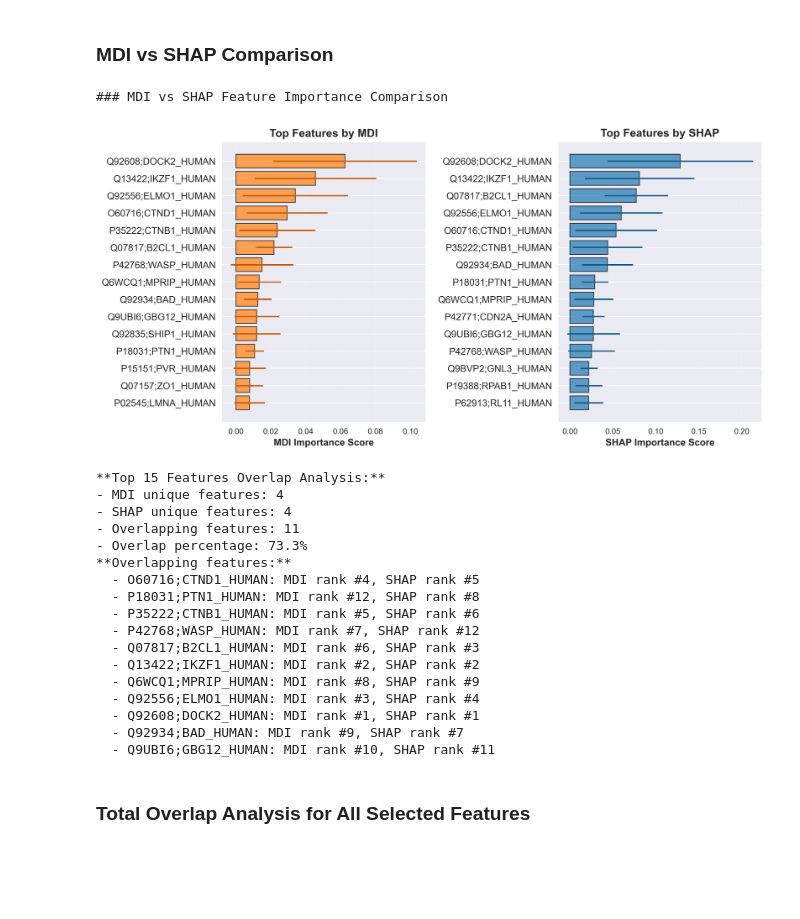
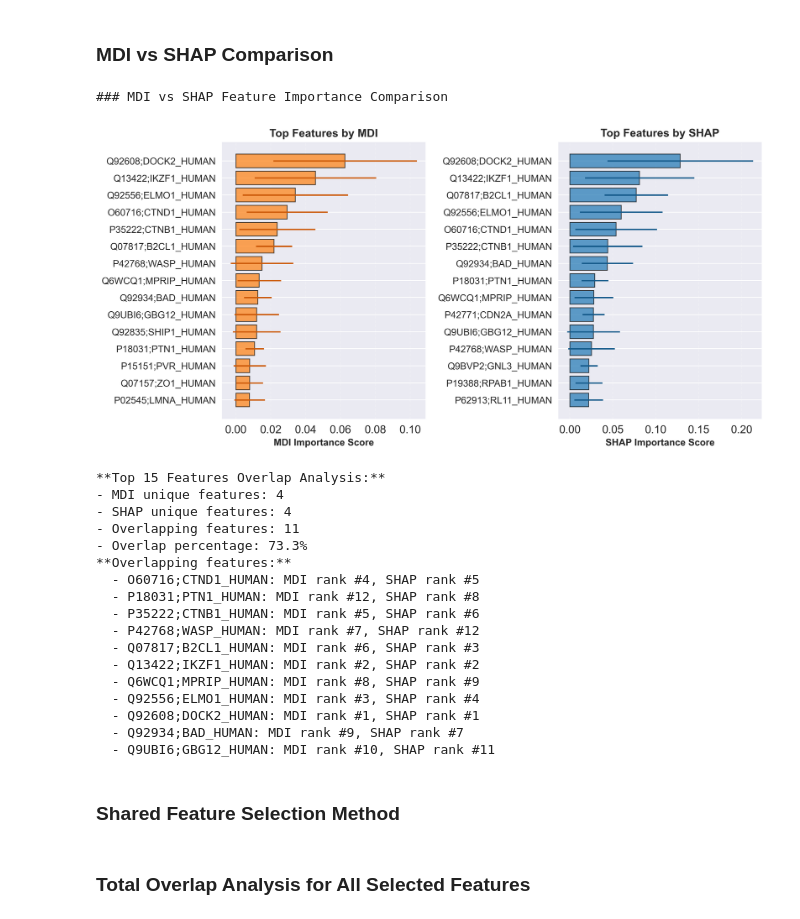
Before and after one commit to AnEvilBurrito/ode-biomarker-project, a Jupyter notebook: thesis-notebooks/result1/sub-section5/feat_importance_analysis.ipynb, the cells around one changed output. Drawn from its saved outputs; the diff is of its cells as text; code cells hidden in the pictures; blank space fills up the shorter version.

```diff
--- a/thesis-notebooks/result1/sub-section5/feat_importance_analysis.ipynb
+++ b/thesis-notebooks/result1/sub-section5/feat_importance_analysis.ipynb
@@ -554,9 +584,11 @@ for condition, files in data_files.items():
 # %%
 # Create publication-quality convergence plots as separate figures
 plt.rcParams['font.size'] = 14
+plt.rcParams["xtick.labelsize"] = 14  # Set x-tick size
+plt.rcParams["ytick.labelsize"] = 14  # Set y-tick size
 
 # Plot 1: Individual convergence curves (separate file)
-plt.figure(figsize=(8, 5), dpi=300)
+plt.figure(figsize=(6, 4), dpi=300)
 
 for condition, files in data_files.items():
     if 'meta_results' not in files:
@@ -583,7 +615,7 @@ plt.show()
 save_and_print("Created individual convergence curves plot", print_report_file, level="info")
 
 # Plot 2: Comparative convergence (normalized iterations) - separate file
-plt.figure(figsize=(8, 5), dpi=300)
+plt.figure(figsize=(6, 4), dpi=300)
 
 for condition, files in data_files.items():
     if 'meta_results' not in files:
@@ -613,7 +645,7 @@ plt.show()
 save_and_print("Created comparative convergence plot", print_report_file, level="info")
 
 # Plot 3: Convergence AUC comparison (separate file)
-plt.figure(figsize=(8, 6), dpi=300)
+plt.figure(figsize=(6, 4), dpi=300)
 
 methods = []
 auc_values = []
@@ -961,9 +1064,10 @@ if shap_consistency_results is not None:
     consistency_df, pearson_corr, spearman_corr = shap_consistency_results
 
     # Create publication-quality scatter plot
+    plt.rcParams['font.size'] = 14
     plt.figure(figsize=(7, 6), dpi=300)
-    plt.rcParams['font.size'] = 14
-
+    plt.tick_params(axis='x', labelsize=14)
+    plt.tick_params(axis='y', labelsize=14)
     # Scatter plot without error bars: draw points and annotate top features.
     plt.scatter(consistency_df['importance_mean'], consistency_df['abs_signed_mean'],
                 c='#1f77b4', alpha=0.7, s=100, edgecolors='w', linewidth=0.5)
@@ -1144,35 +1248,41 @@ def compare_mdi_shap(data_files, file_save_path, exp_id, top_n=15):
     ax2.set_title('Top Features by SHAP', fontsize=14, fontweight='bold')
     ax2.grid(axis='x', alpha=0.2, linestyle='--')
 
+    # Set tick sizes for both axes
+    ax1.tick_params(axis="x", labelsize=14)  # X-axis ticks for MDI
+    ax1.tick_params(axis="y", labelsize=12)  # Y-axis ticks for MDI
+    ax2.tick_params(axis="x", labelsize=14)  # X-axis ticks for SHAP
+    ax2.tick_params(axis="y", labelsize=12)  # Y-axis ticks for SHAP
+
     plt.tight_layout()
     plt.savefig(f"{file_save_path}mdi_shap_comparison_{exp_id}.png", dpi=300, bbox_inches='tight')
     plt.show()
 
     # Calculate overlap and correlation
     mdi_features = set(mdi_consensus.nlargest(top_n, 'mean_importance').index)  # Use original order for ranking
     shap_features = set(shap_consensus.nlargest(top_n, 'mean_importance').index)  # Use original order for ranking
     overlap = mdi_features.intersection(shap_features)
 
     save_and_print(f"**Top {top_n} Features Overlap Analysis:**", print_report_file, level="info")
     save_and_print(f"- MDI unique features: {len(mdi_features - shap_features)}", print_report_file, level="info")
     save_and_print(f"- SHAP unique features: {len(shap_features - mdi_features)}", print_report_file, level="info")
     save_and_print(f"- Overlapping features: {len(overlap)}", print_report_file, level="info")
     save_and_print(f"- Overlap percentage: {len(overlap) / top_n * 100:.1f}%", print_report_file, level="info")
 
     if overlap:
         save_and_print("**Overlapping features:**", print_report_file, level="info")
         for feature in sorted(overlap):
             mdi_rank = list(mdi_consensus.nlargest(top_n, 'mean_importance').index).index(feature) + 1
             shap_rank = list(shap_consensus.nlargest(top_n, 'mean_importance').index).index(feature) + 1
             save_and_print(f"  - {feature}: MDI rank #{mdi_rank}, SHAP rank #{shap_rank}", print_report_file, level="info")
 
     return top_mdi, top_shap
 
 # Perform comparison
 comparison_results = compare_mdi_shap(data_files, file_save_path, exp_id)
 # %% [output]
 ### MDI vs SHAP Feature Importance Comparison
-[figure, old version]
+[figure, new version]
 **Top 15 Features Overlap Analysis:**
 - MDI unique features: 4
 - SHAP unique features: 4
@@ -1190,3 +1300,5 @@ comparison_results = compare_mdi_shap(data_files, file_save_path, exp_id)
   - Q92608;DOCK2_HUMAN: MDI rank #1, SHAP rank #1
   - Q92934;BAD_HUMAN: MDI rank #9, SHAP rank #7
   - Q9UBI6;GBG12_HUMAN: MDI rank #10, SHAP rank #11
+# %% [markdown]
+### Shared Feature Selection Method
```
Also changed, not shown: parts of 23 cells of this notebook, 8 other files.
